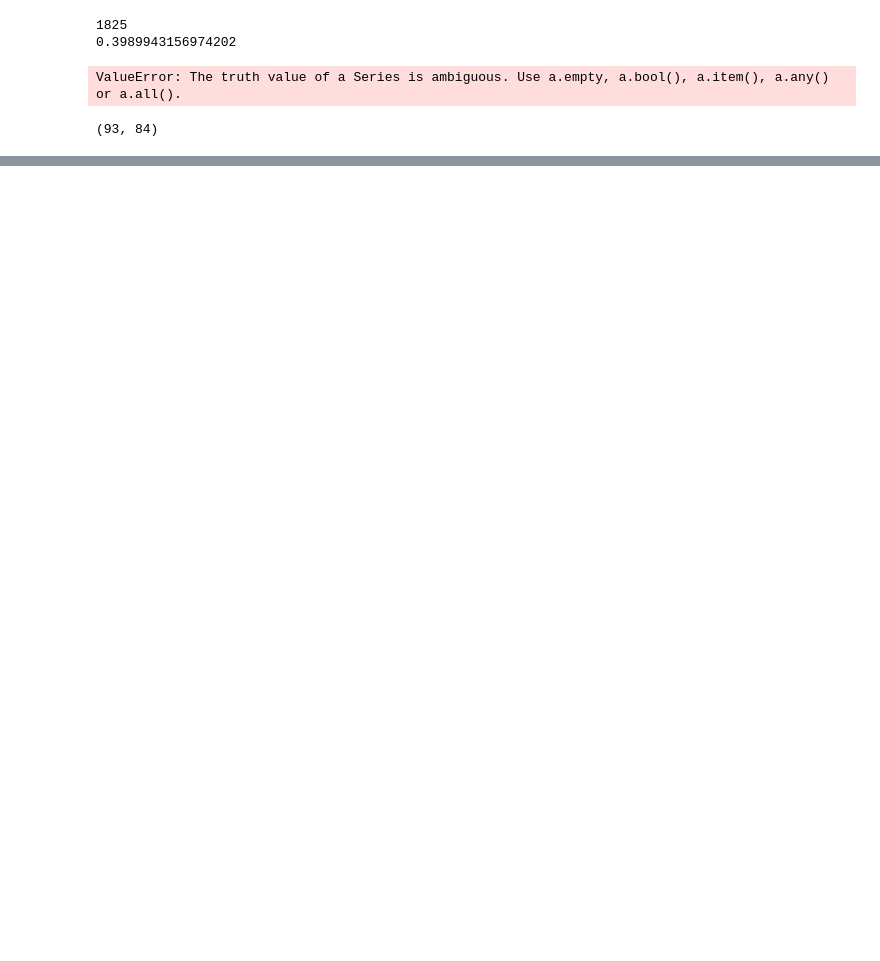
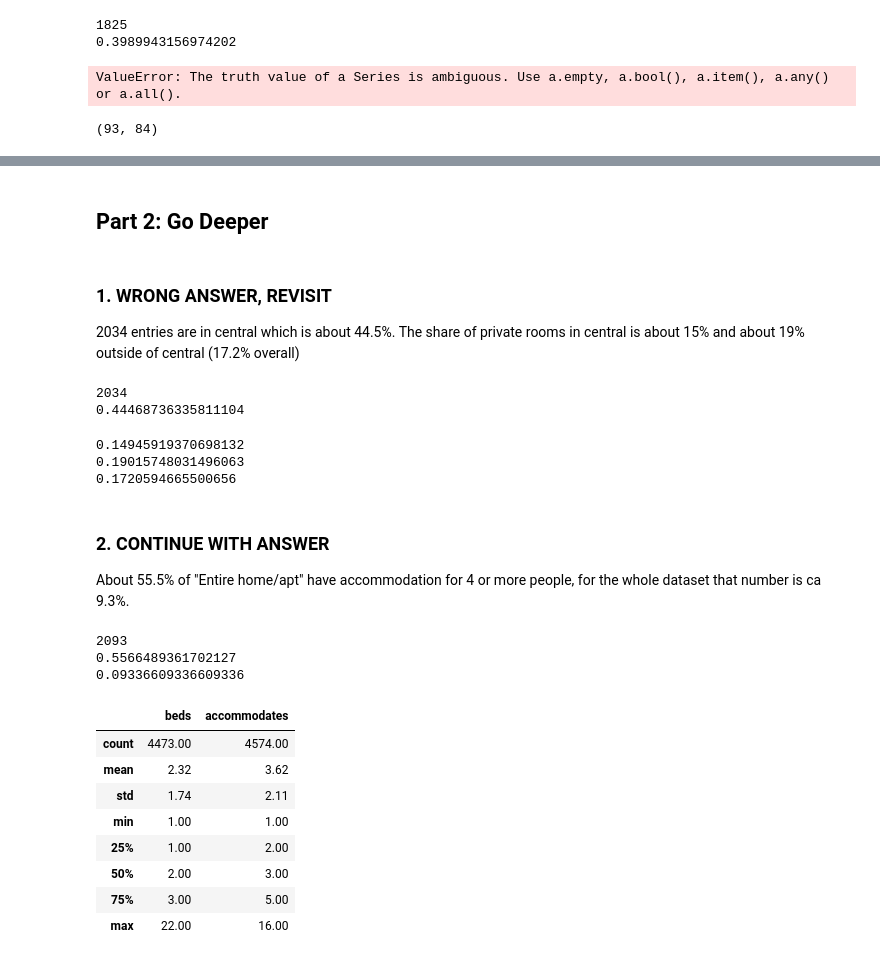
Before and after one commit to ChrisLofgreen/LABS_26-27, a Jupyter notebook: Data analysis/lab1.ipynb, the cells around one changed output, grey strips where cells are left out. Cells and saved outputs as stored; diff of their text form; code cells hidden in the pictures; blank space fills up the shorter version.

Commit message:
started with part 2

```diff
--- a/Data analysis/lab1.ipynb
+++ b/Data analysis/lab1.ipynb
@@ -167,0 +184,55 @@ listings[(listings["neighbourhood_cleansed"] == "Östermalms") & (listings["room
+# %% [markdown]
+## Part 2: Go Deeper
+# %% [markdown]
+### 1. WRONG ANSWER, REVISIT
+2034 entries are in central which is about 44.5%.
+The share of private rooms in central is about 15% and about 19% outside of central (17.2% overall)
+# %%
+central = ["Södermalms", "östermalms", "Norrmalms", "Kungsholmens"]
+mask = listings["neighbourhood_cleansed"].isin(central)
+
+print(mask.sum())
+print(mask.mean())
+# %% [output]
+2034
+0.44468736335811104
+# %%
+private_room_central = listings[mask]["room_type"] == "Private room"
+private_room_not_central = listings[~mask]["room_type"] == "Private room"
+private_room_overall = listings["room_type"] == "Private room"
+
+print(private_room_central.mean())
+print(private_room_not_central.mean())
+print(private_room_overall.mean())
+# %% [output]
+0.14945919370698132
+0.19015748031496063
+0.1720594665500656
+# %% [markdown]
+### 2. CONTINUE WITH ANSWER
+About 55.5% of "Entire home/apt" have accommodation for 4 or more people, for the whole dataset that number is ca 9.3%.
+# %%
+home_apt = listings["room_type"] == "Entire home/apt"
+
+home_apt_four = listings[home_apt]["accommodates"] >= 4
+four_not_home_apt = listings[~home_apt]["accommodates"] >= 4
+
+print(home_apt_four.sum())
+print(home_apt_four.mean())
+print(four_not_home_apt.mean())
+# %% [output]
+2093
+0.5566489361702127
+0.09336609336609336
+# %%
+listings[["beds", "accommodates"]].describe().round(2)
+# %% [output]
+|  | beds | accommodates |
+| count | 4473.00 | 4574.00 |
+| mean | 2.32 | 3.62 |
+| std | 1.74 | 2.11 |
+| min | 1.00 | 1.00 |
+| 25% | 1.00 | 2.00 |
+| 50% | 2.00 | 3.00 |
+| 75% | 3.00 | 5.00 |
+| max | 22.00 | 16.00 |
```
Also changed, not shown: parts of 10 cells of this notebook.
